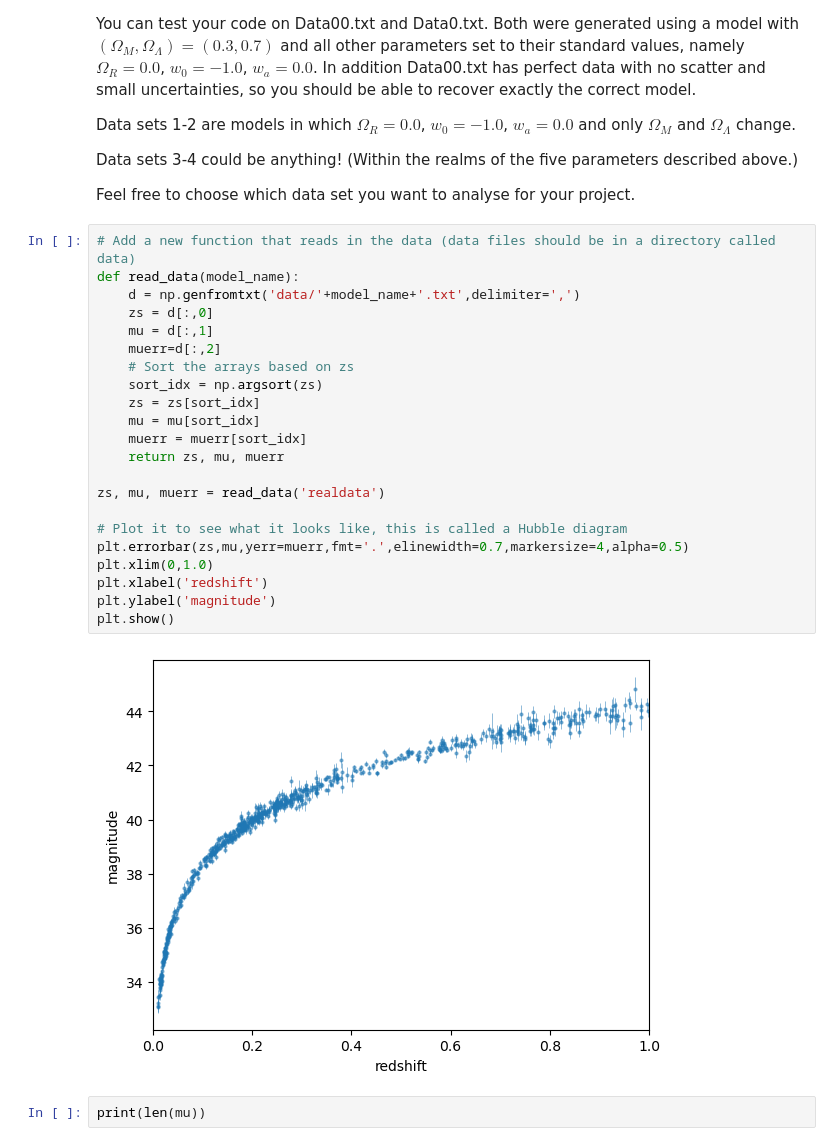
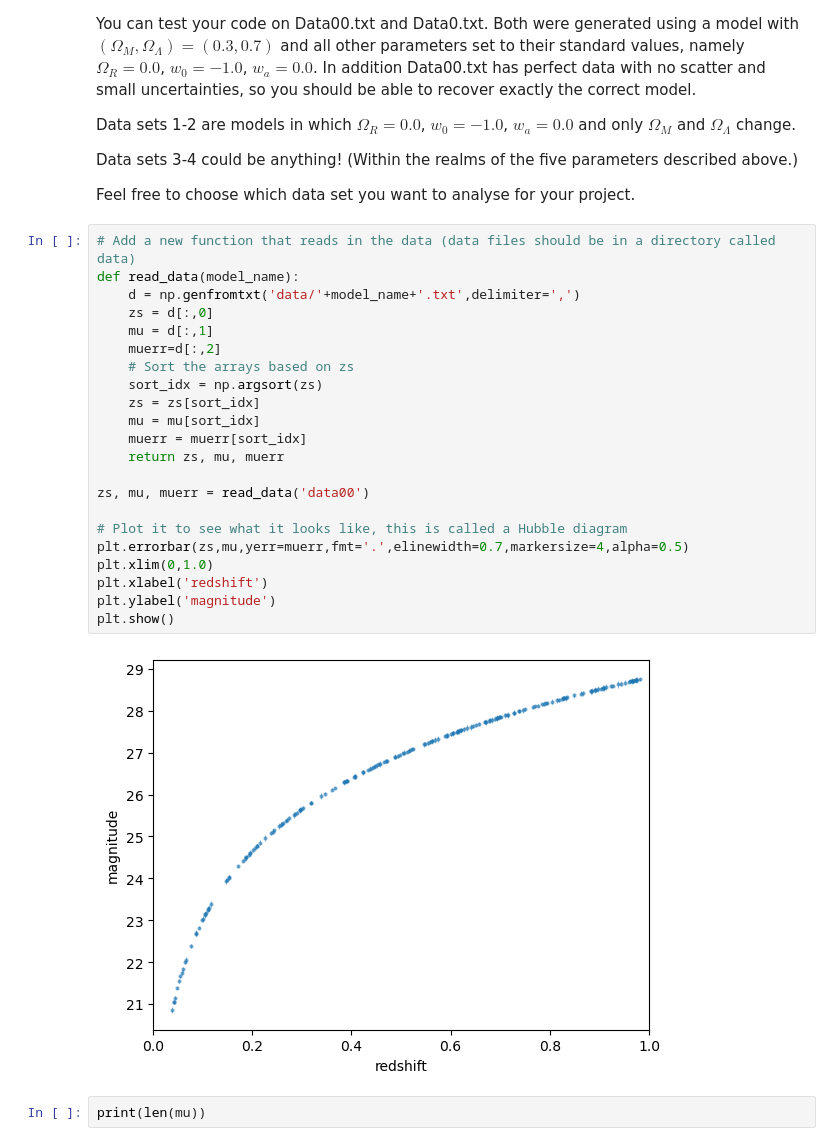
Before and after one commit to scotdevlin/Cosmo_tall, a Jupyter notebook: Fit_Models_realdata.ipynb, the cells around one changed output. Drawn from its saved outputs; the diff is of its cells as text.

```diff
--- a/Fit_Models_realdata.ipynb
+++ b/Fit_Models_realdata.ipynb
@@ -76,27 +76,27 @@ Feel free to choose which data set you want to analyse for your project.
 # %%
 # Add a new function that reads in the data (data files should be in a directory called data)
 def read_data(model_name):
     d = np.genfromtxt('data/'+model_name+'.txt',delimiter=',')
     zs = d[:,0]
     mu = d[:,1]
     muerr=d[:,2]
     # Sort the arrays based on zs
     sort_idx = np.argsort(zs)
     zs = zs[sort_idx]
     mu = mu[sort_idx]
     muerr = muerr[sort_idx]
     return zs, mu, muerr
 
-zs, mu, muerr = read_data('realdata')
+zs, mu, muerr = read_data('data00')
 
 # Plot it to see what it looks like, this is called a Hubble diagram
 plt.errorbar(zs,mu,yerr=muerr,fmt='.',elinewidth=0.7,markersize=4,alpha=0.5)
 plt.xlim(0,1.0)
 plt.xlabel('redshift')
 plt.ylabel('magnitude')
 plt.show()
 # %% [output]
-[figure, old version]
+[figure, new version]
 # %%
 print(len(mu))
 # %% [output]
```
Also changed, not shown: parts of 2 cells of this notebook, 2 other files.
